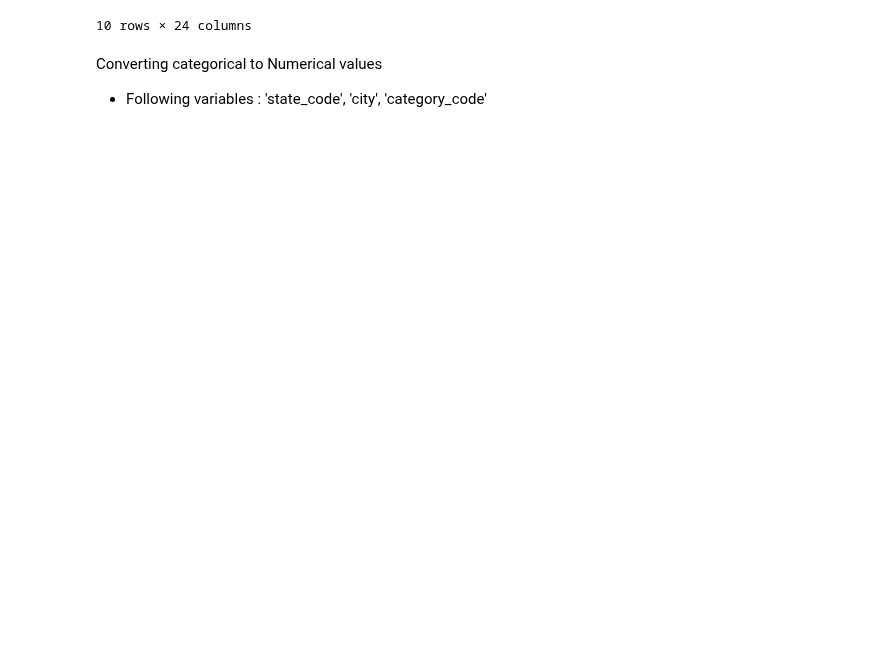
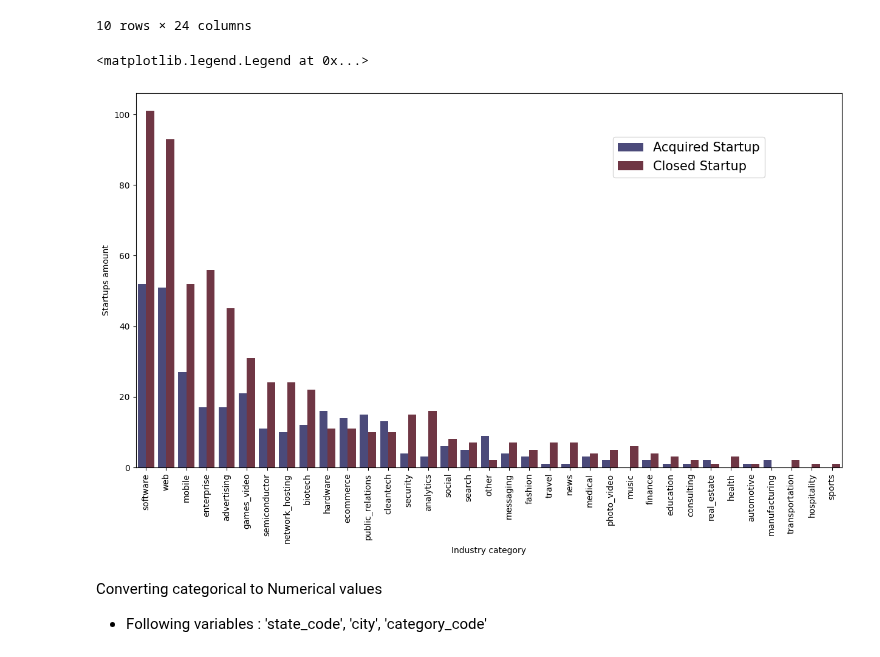
Before and after one commit to GabrielaArzateR/Predicting_startup_succes-, a Jupyter notebook: notebook/experimentation.ipynb, the cells around one changed output. Drawn from its saved outputs; the diff is of its cells as text; code cells hidden in the pictures; blank space fills up the shorter version.

```diff
--- a/notebook/experimentation.ipynb
+++ b/notebook/experimentation.ipynb
@@ -466,6 +466,19 @@ clean_data.head(10)
 | 8 | MA | Williamstown | 1009843200000000000 | -9223372036854775808 | 1122940800000000000 | 1360281600000000000 | 3.5863 | ... |
 | 9 | CA | Palo Alto | 1117584000000000000 | -9223372036854775808 | 1170288000000000000 | 1265328000000000000 | 1.6712 | ... |
 10 rows × 24 columns
+# %%
+###   Startups distributions in Industries
+
+fig, ax = plt.subplots(figsize=(15,8))
+
+st_industry = sns.countplot(x="category_code", hue="status", data=clean_data,
+              order=clean_data.category_code.value_counts().index,  palette='icefire')
+st_industry = ax.set_xticklabels(ax.get_xticklabels(), rotation=90)
+st_industry = ax.set(xlabel="Industry category", ylabel="Startups amount")
+plt.legend(['Acquired Startup', 'Closed Startup'], bbox_to_anchor=(0.9, 0.9), fontsize=15, )
+# %% [output]
+<matplotlib.legend.Legend at 0x...>
+[figure, added]
 # %% [markdown]
 Converting categorical to Numerical values
 - Following variables : 'state_code', 'city', 'category_code'
```
Also changed, not shown: parts of 1 cell of this notebook.
